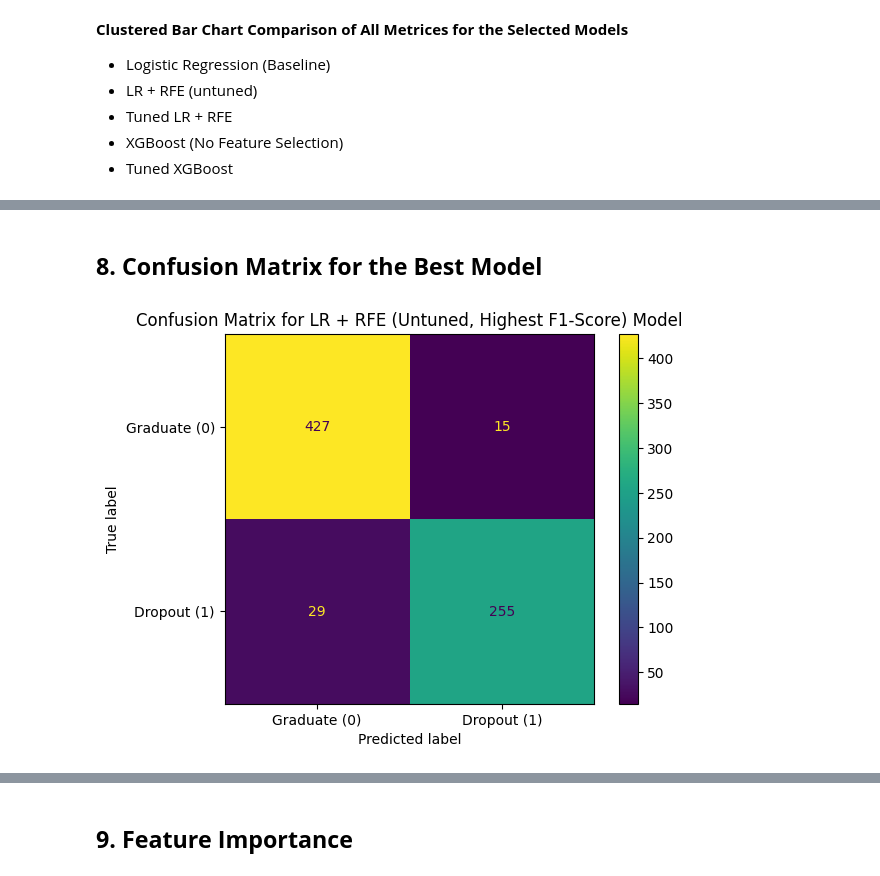
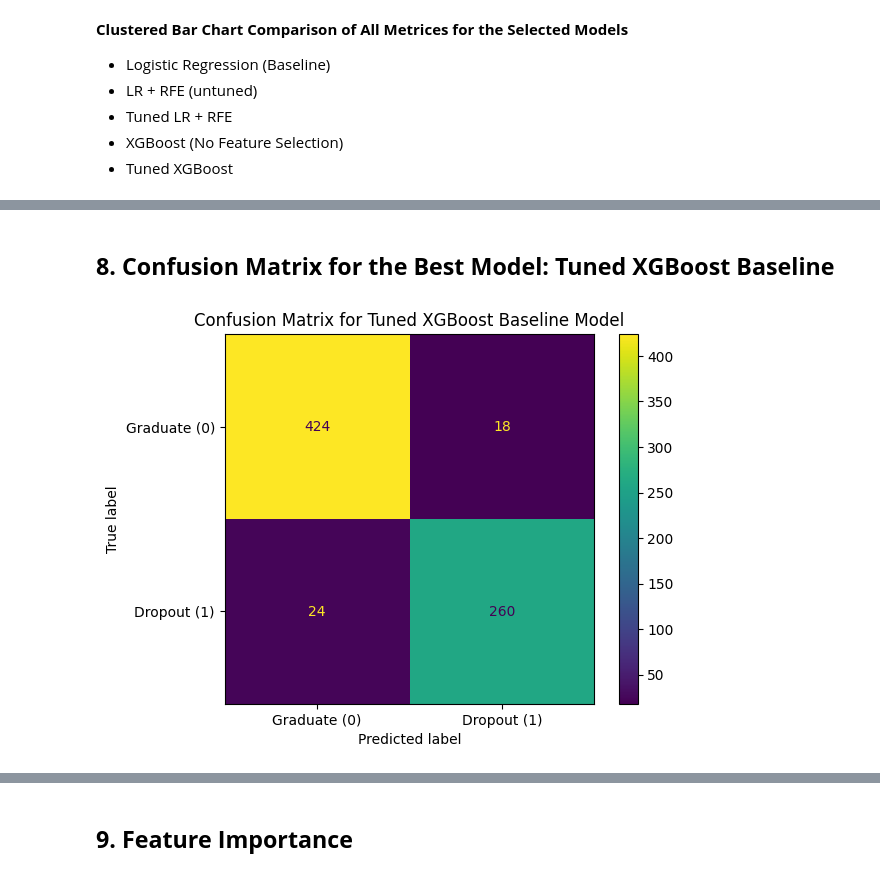
Before and after one commit to abdulmm44/Student_dropout_prediction, a Jupyter notebook: Student_dropout_(37).ipynb, the cells around one changed output, grey strips where cells are left out. Saved outputs shown, nothing was run; the diff lists cells and outputs as text; code cells hidden in the pictures.

```diff
--- a/Student_dropout_(37).ipynb
+++ b/Student_dropout_(37).ipynb
@@ -1599,7 +1666,7 @@ preprocessor = ColumnTransformer(
 k_features_xgb = 15 # You can change this value to select a different number of features
 
 # XGBoost baseline model with feature selection
-xgb_model = Pipeline(steps=[
+xgb_KBest = Pipeline(steps=[
     ('preprocessor', preprocessor),
     ('feature_selection', SelectKBest(score_func=f_classif, k=k_features_xgb)), # Added feature selection
     ('classifier', XGBClassifier(
@@ -1615,14 +1682,14 @@ xgb_model = Pipeline(steps=[
 ])
 
 # Train model
-xgb_model.fit(X_train, y_train)
+xgb_KBest.fit(X_train, y_train)
 
 # Predictions
-y_pred = xgb_model.predict(X_test)
-y_prob = xgb_model.predict_proba(X_test)[:, 1]
+y_pred = xgb_KBest.predict(X_test)
+y_prob = xgb_KBest.predict_proba(X_test)[:, 1]
 
 # Evaluation
-xgb_results = {
+xgb_KBest_results = {
     "Accuracy": accuracy_score(y_test, y_pred),
     "Precision": precision_score(y_test, y_pred),
     "Recall": recall_score(y_test, y_pred),
@@ -1632,7 +1699,7 @@ xgb_results = {
     "Experiment": "KBest"
 }
 
-xgb_results = pd.DataFrame([xgb_results])
-xgb_results
+xgb_KBest_results = pd.DataFrame([xgb_KBest_results])
+xgb_KBest_results
 # %% [output]
 |  | Accuracy | Precision | Recall | F1 | ROC_AUC | Model | Experiment |
@@ -1702,16 +1768,16 @@ estimator = XGBClassifier(
 )
 
 # RFE wrapper
-rfe = RFE(
+xgb_rfe = RFE(
     estimator=estimator,
     n_features_to_select=13,  # you can tune this
     step=0.1
 )
 
 # Full pipeline: Preprocessing → RFE → XGBoost
-xgb_rfe_model = Pipeline(steps=[
+xgb_rfe = Pipeline(steps=[
     ('preprocessor', preprocessor),
-    ('feature_selection', rfe),
+    ('feature_selection', xgb_rfe),
     ('classifier', XGBClassifier(
         n_estimators=300,
         max_depth=5,
@@ -1725,11 +1791,11 @@ xgb_rfe_model = Pipeline(steps=[
 ])
 
 # Train model
-xgb_rfe_model.fit(X_train, y_train)
+xgb_rfe.fit(X_train, y_train)
 
 # Predictions
-y_pred = xgb_rfe_model.predict(X_test)
-y_prob = xgb_rfe_model.predict_proba(X_test)[:, 1]
+y_pred = xgb_rfe.predict(X_test)
+y_prob = xgb_rfe.predict_proba(X_test)[:, 1]
 
 # Evaluation
 xgb_rfe_results = {
@@ -2320,32 +2332,24 @@ plt.show()
 # %% [markdown]
-## **8. Confusion Matrix for the Best Model**
+## **8. Confusion Matrix for the Best Model: Tuned XGBoost Baseline**
 # %%
-# Generate Confusion matrix for the model with highest F1 score (LR + RFE, untuned)
-
+# Generate Confusion matrix for the model with highest F1 score (XGBoost Baseline, tuned)
 
 # Make predictions on the test set
-pred = lr_rfe.predict(
-    X_test
-)
+y_pred = best_xgb_model.predict(X_test)
 
-# Compute confusion matrix
-cm = confusion_matrix(
-    y_test,
-    pred
-)
+# Create a confusion matrix
+cm = confusion_matrix(y_test, y_pred)
 
 # Display confusion matrix visually
 ConfusionMatrixDisplay(
     confusion_matrix=cm,
     display_labels=['Graduate (0)', 'Dropout (1)']
 ).plot()
 
-plt.title('Confusion Matrix for LR + RFE (Untuned, Highest F1-Score) Model')
-
-# Show the plot
+plt.title('Confusion Matrix for Tuned XGBoost Baseline Model')
 plt.show()
 # %% [output]
-[figure, old version]
+[figure, new version]
 # %%
 cm
 # %% [output]
```
Also changed, not shown: parts of 70 cells of this notebook.
